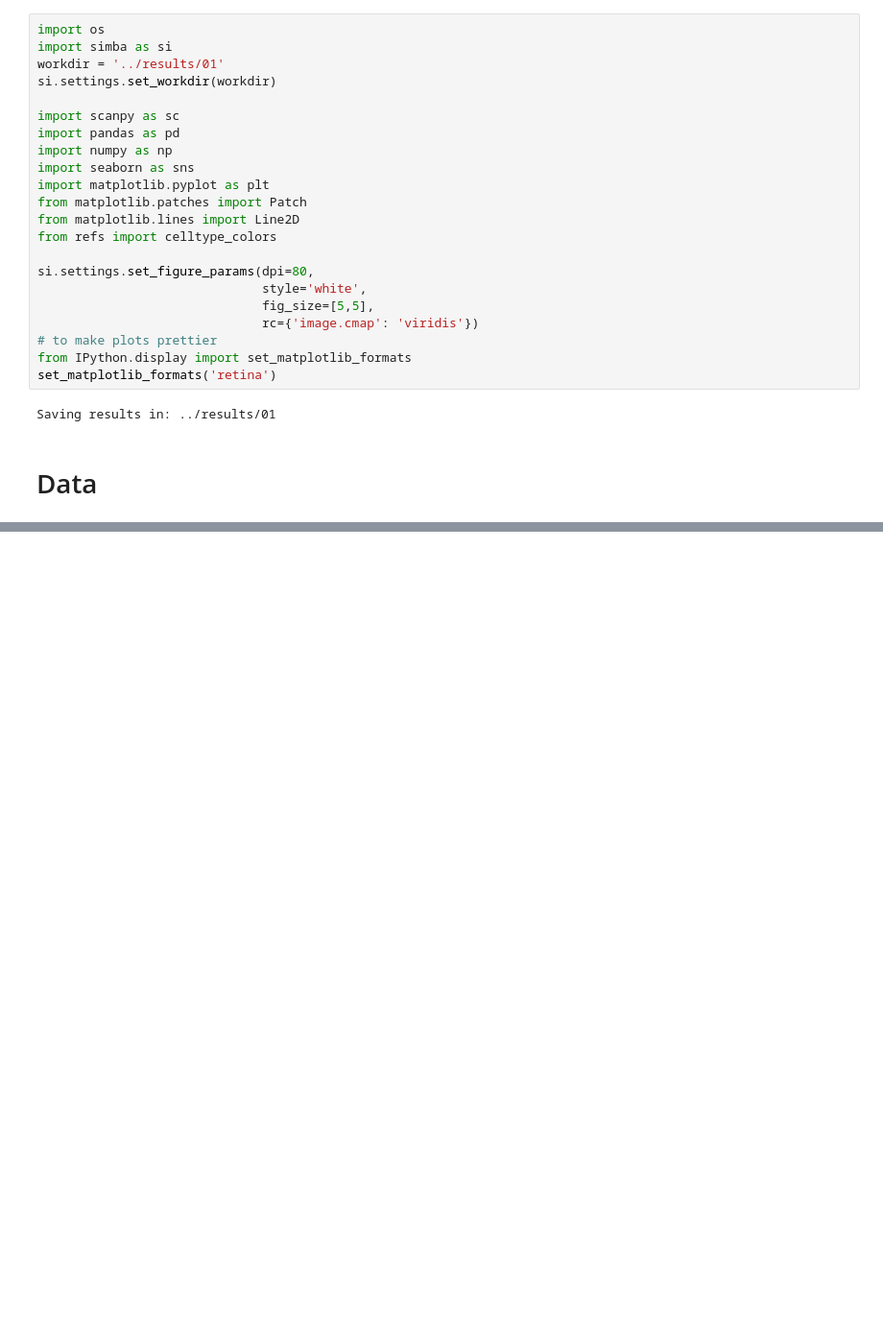
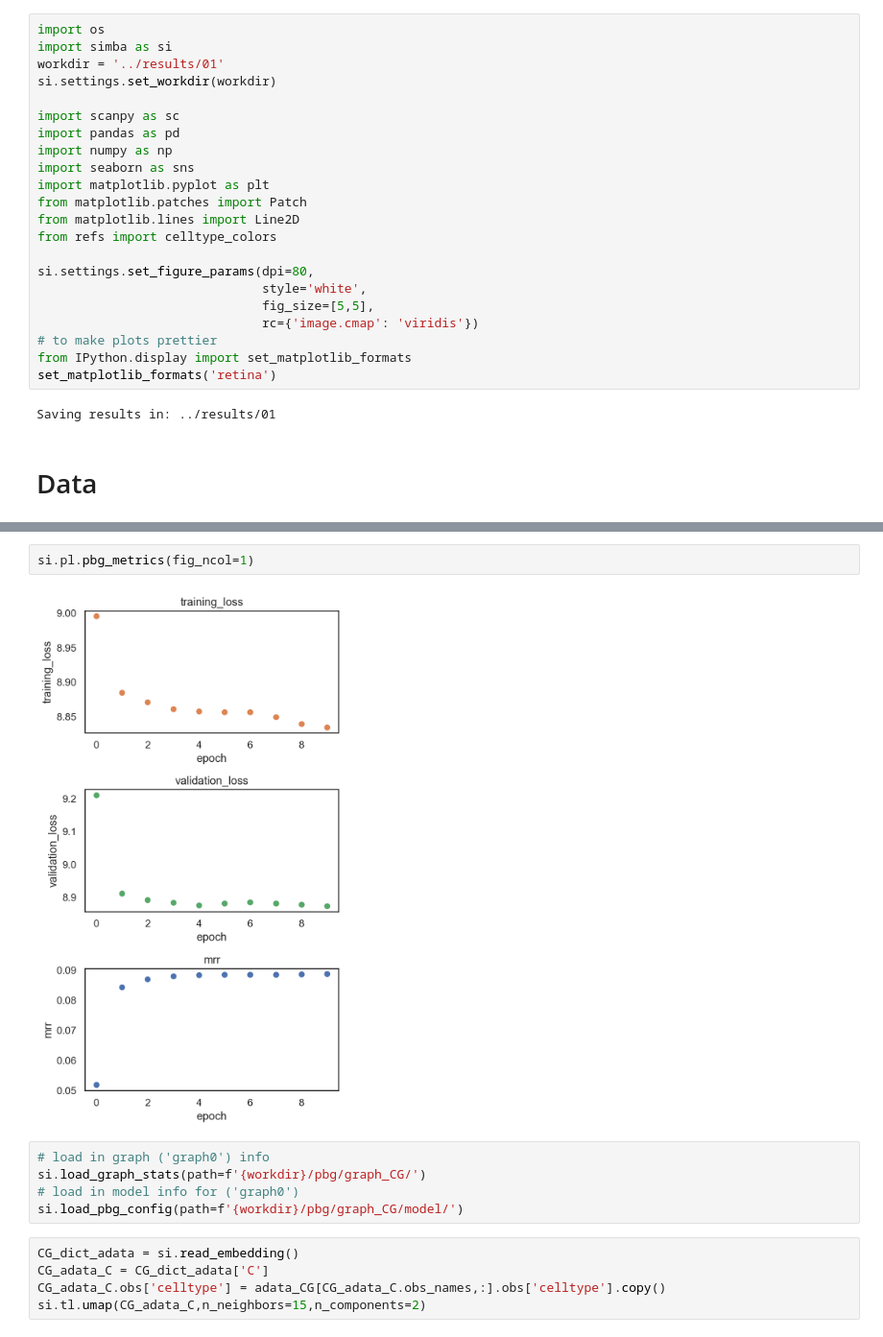
Before and after one commit to cchu70/hyperChromatin, a Jupyter notebook: scripts/01_SIMBA_multimodal_replicate.ipynb, the cells around one changed output, grey strips where cells are left out. Shown at 96% size. Cells and saved outputs as stored; diff of their text form; blank space fills up the shorter version.

```diff
--- a/scripts/01_SIMBA_multimodal_replicate.ipynb
+++ b/scripts/01_SIMBA_multimodal_replicate.ipynb
@@ -37,0 +83,14 @@ adata_CP = sc.read_h5ad(adata_CP_fn)
+# %%
+si.pl.pbg_metrics(fig_ncol=1)
+# %% [output]
+[figure, added]
+# %%
+# load in graph ('graph0') info
+si.load_graph_stats(path=f'{workdir}/pbg/graph_CG/')
+# load in model info for ('graph0')
+si.load_pbg_config(path=f'{workdir}/pbg/graph_CG/model/')
+# %%
+CG_dict_adata = si.read_embedding()
+CG_adata_C = CG_dict_adata['C']
+CG_adata_C.obs['celltype'] = adata_CG[CG_adata_C.obs_names,:].obs['celltype'].copy()
+si.tl.umap(CG_adata_C,n_neighbors=15,n_components=2)
```
Also changed, not shown: parts of 28 cells of this notebook, 4 other files.
